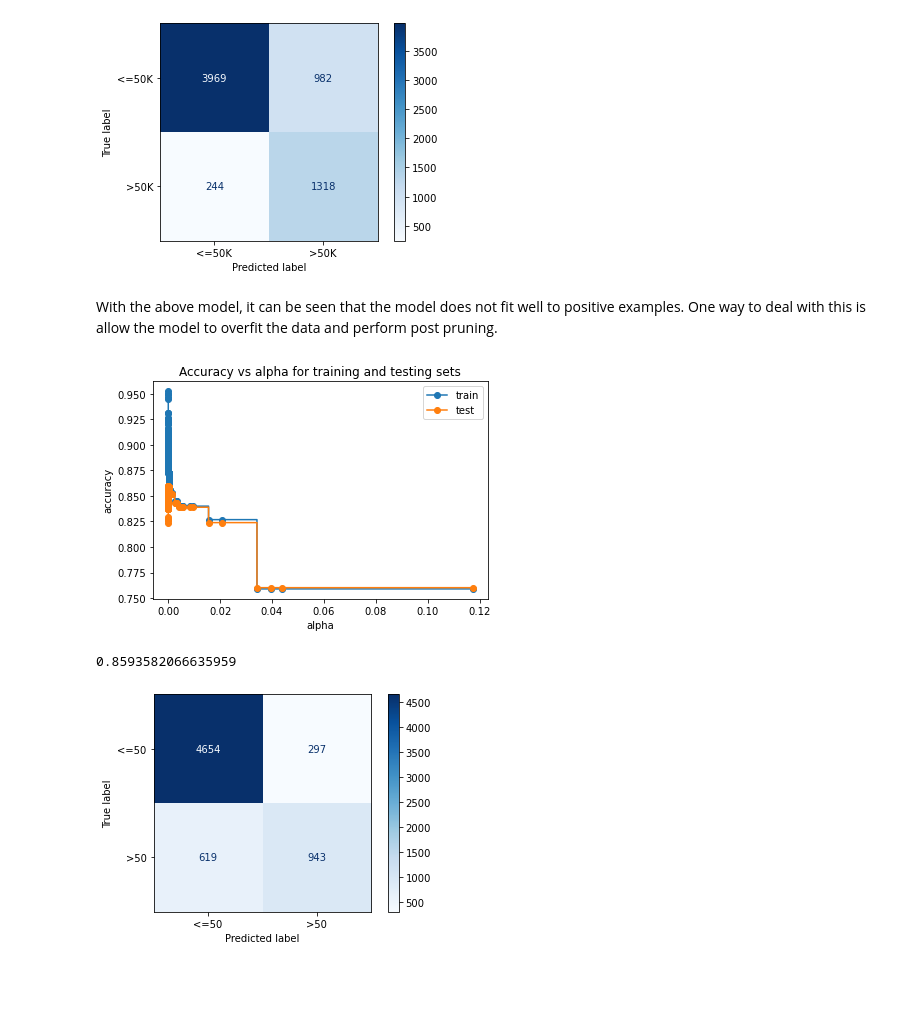
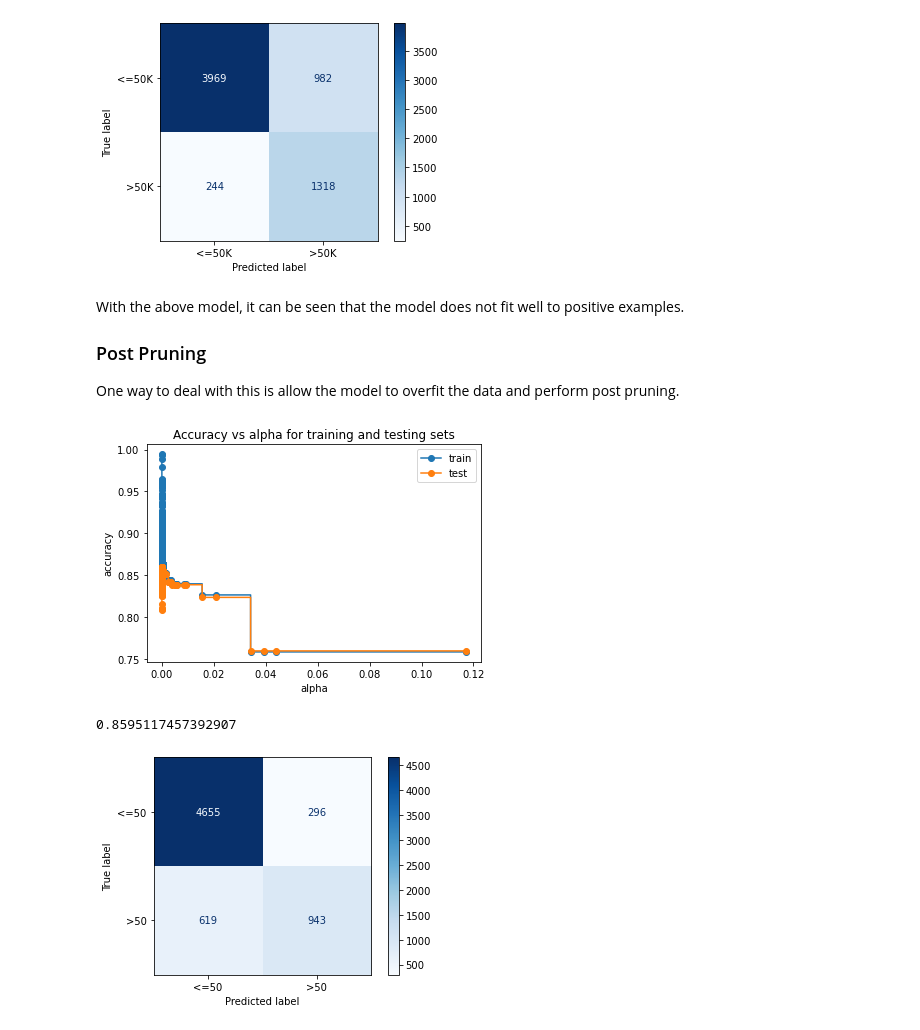
Before and after one commit to prasannspv/Machine-Learning-Notebooks, a Jupyter notebook: Assignment 1/Decision Trees.ipynb, the cells around one changed output. Cells and saved outputs as stored; diff of their text form; code cells hidden in the pictures; blank space fills up the shorter version.

Commit message:
Decision Trees done

```diff
--- a/Assignment 1/Decision Trees.ipynb
+++ b/Assignment 1/Decision Trees.ipynb
@@ -18,12 +18,12 @@ def dt_train(X, y, **kwargs):
     max_depth = kwargs.get('max_depth', None)
     random_state = kwargs.get('random_state',7)
     criterion = kwargs.get('criterion', 'gini')
-    min_samples_leaf = kwargs.get('min_samples_leaf', 1.0)
+    min_impurity_split = kwargs.get('min_impurity_split', 0)
     ccp_alpha = kwargs.get('alpha', 0.0)
     balance = kwargs.get('balance')
 
     dt = tree.DecisionTreeClassifier(max_depth=max_depth, random_state=random_state, criterion='entropy',
-                                     class_weight=balance, ccp_alpha=ccp_alpha)
+                                     class_weight=balance, ccp_alpha=ccp_alpha, min_impurity_split=min_impurity_split)
     dt.fit(X, y)
     return dt
 # %% [markdown]
@@ -147,38 +154,40 @@ plt.show()
 [figure]
 # %% [markdown]
 With the above model, it can be seen that the model does not fit well to positive examples.
+
+### Post Pruning
 One way to deal with this is allow the model to overfit the data and perform post pruning.
 # %%
-dt_final = dt_train(X_train, y_train, max_depth=20)
+dt_final = dt_train(X_train, y_train, max_depth=30)
 path = prune(dt_final, X_train, y_train)
 ccp_alphas = path.ccp_alphas
 clfs = []
 for ccp_alpha in ccp_alphas:
-    dt_f = tree.DecisionTreeClassifier(random_state=0, ccp_alpha=ccp_alpha, max_depth=20)
+    dt_f = tree.DecisionTreeClassifier(random_state=0, ccp_alpha=ccp_alpha, max_depth=30)
     dt_f.fit(X_train, y_train)
     clfs.append(dt_f)
 
 train_scores = [clf.score(X_train, y_train) for clf in clfs]
 test_scores = [clf.score(X_test, y_test) for clf in clfs]
 
 fig, ax = plt.subplots()
 ax.set_xlabel("alpha")
 ax.set_ylabel("accuracy")
 ax.set_title("Accuracy vs alpha for training and testing sets")
 ax.plot(ccp_alphas, train_scores, marker='o', label="train",
         drawstyle="steps-post")
 ax.plot(ccp_alphas, test_scores, marker='o', label="test",
         drawstyle="steps-post")
 ax.legend()
 plt.show()
 # %% [output]
-[figure, old version]
+[figure, new version]
 # %%
-dt_f = tree.DecisionTreeClassifier(random_state=0, ccp_alpha=ccp_alphas[np.argmax(test_scores)], max_depth=20)
+dt_f = tree.DecisionTreeClassifier(random_state=0, ccp_alpha=ccp_alphas[np.argmax(test_scores)], max_depth=30)
 dt_f.fit(X_train, y_train)
 dt_f.score(X_test, y_test)
 # %% [output]
-0.8593582066635959
+0.8595117457392907
 # %%
 plot_confusion_matrix(dt_f, X_test, y_test,
                                  display_labels=['<=50', '>50'],
```
Also changed, not shown: parts of 32 cells of this notebook, 1 other file.
